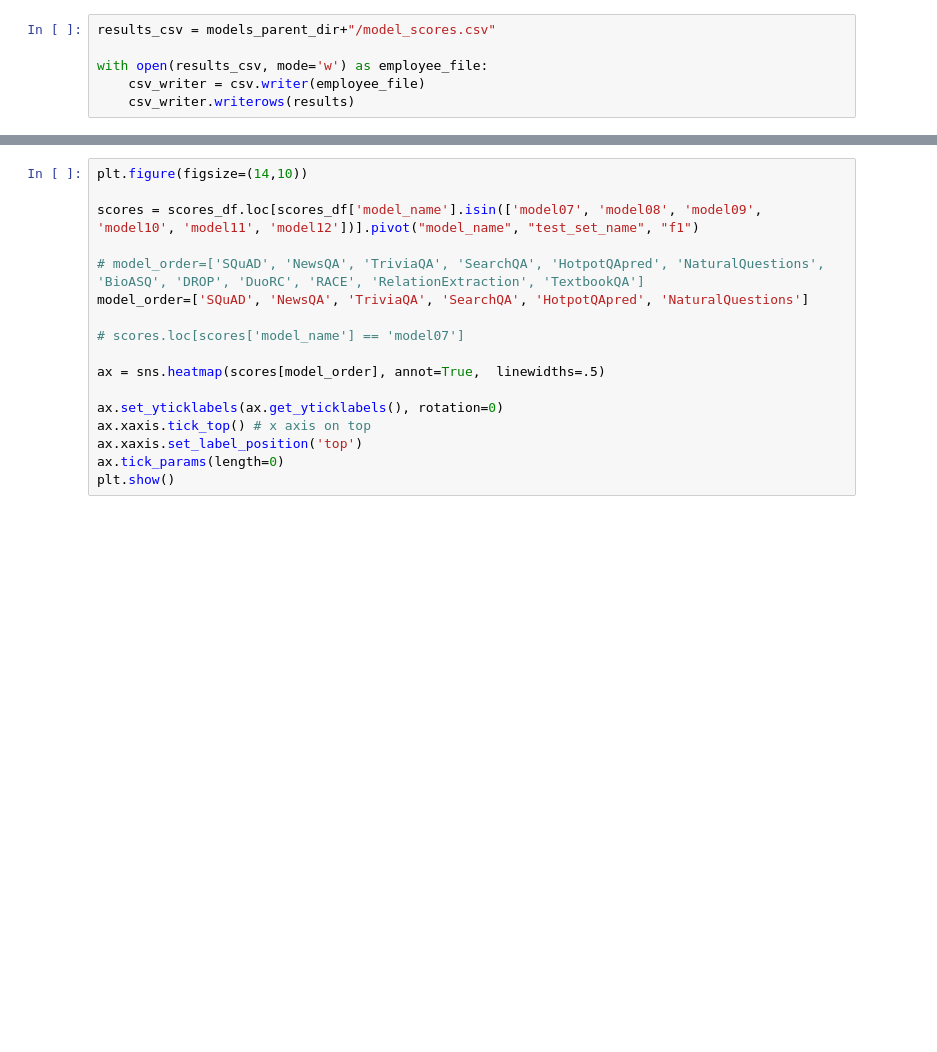
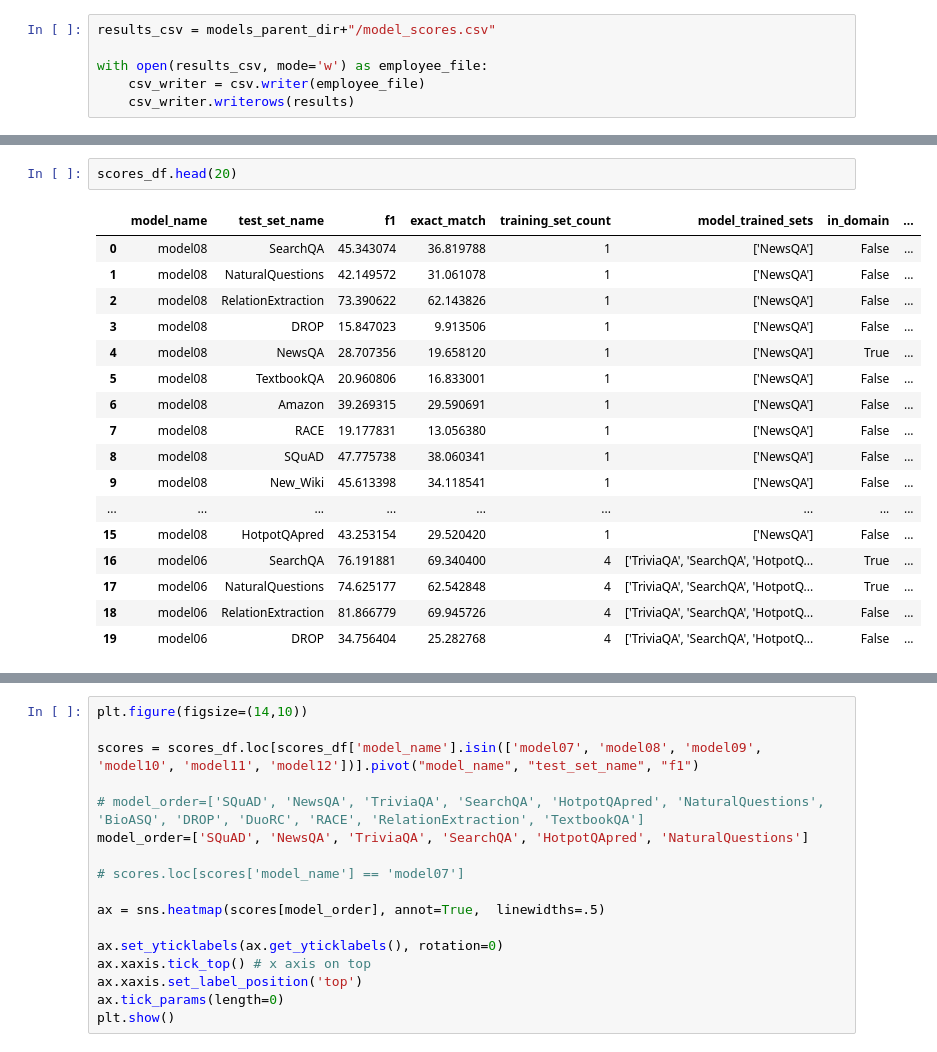
Before and after one commit to rahul-kulkarni/W210-Capstone, a Jupyter notebook: jupyter_notebooks/Ablation Scores.ipynb, the cells around one changed output, grey strips where cells are left out. Cells and saved outputs as stored; diff of their text form; blank space fills up the shorter version.

```diff
--- a/jupyter_notebooks/Ablation Scores.ipynb
+++ b/jupyter_notebooks/Ablation Scores.ipynb
@@ -63,3 +100,23 @@ scores_df.groupby('model_name')[["f1", "exact_match"]].mean()
+# %%
+scores_df.head(20)
+# %% [output]
+|  | model_name | test_set_name | f1 | exact_match | training_set_count | model_trained_sets | in_domain | ... |
+| 0 | model08 | SearchQA | 45.343074 | 36.819788 | 1 | ['NewsQA'] | False | ... |
+| 1 | model08 | NaturalQuestions | 42.149572 | 31.061078 | 1 | ['NewsQA'] | False | ... |
+| 2 | model08 | RelationExtraction | 73.390622 | 62.143826 | 1 | ['NewsQA'] | False | ... |
+| 3 | model08 | DROP | 15.847023 | 9.913506 | 1 | ['NewsQA'] | False | ... |
+| 4 | model08 | NewsQA | 28.707356 | 19.658120 | 1 | ['NewsQA'] | True | ... |
+| 5 | model08 | TextbookQA | 20.960806 | 16.833001 | 1 | ['NewsQA'] | False | ... |
+| 6 | model08 | Amazon | 39.269315 | 29.590691 | 1 | ['NewsQA'] | False | ... |
+| 7 | model08 | RACE | 19.177831 | 13.056380 | 1 | ['NewsQA'] | False | ... |
+| 8 | model08 | SQuAD | 47.775738 | 38.060341 | 1 | ['NewsQA'] | False | ... |
+| 9 | model08 | New_Wiki | 45.613398 | 34.118541 | 1 | ['NewsQA'] | False | ... |
+| ... | ... | ... | ... | ... | ... | ... | ... | ... |
+| 15 | model08 | HotpotQApred | 43.253154 | 29.520420 | 1 | ['NewsQA'] | False | ... |
+| 16 | model06 | SearchQA | 76.191881 | 69.340400 | 4 | ['TriviaQA', 'SearchQA', 'HotpotQ... | True | ... |
+| 17 | model06 | NaturalQuestions | 74.625177 | 62.542848 | 4 | ['TriviaQA', 'SearchQA', 'HotpotQ... | True | ... |
+| 18 | model06 | RelationExtraction | 81.866779 | 69.945726 | 4 | ['TriviaQA', 'SearchQA', 'HotpotQ... | False | ... |
+| 19 | model06 | DROP | 34.756404 | 25.282768 | 4 | ['TriviaQA', 'SearchQA', 'HotpotQ... | False | ... |
 # %%
 scores_df.groupby('test_set_name')[["f1", "exact_match"]].mean()
 # %% [output]
```
Also changed, not shown: parts of 7 cells of this notebook, 2 other files.
